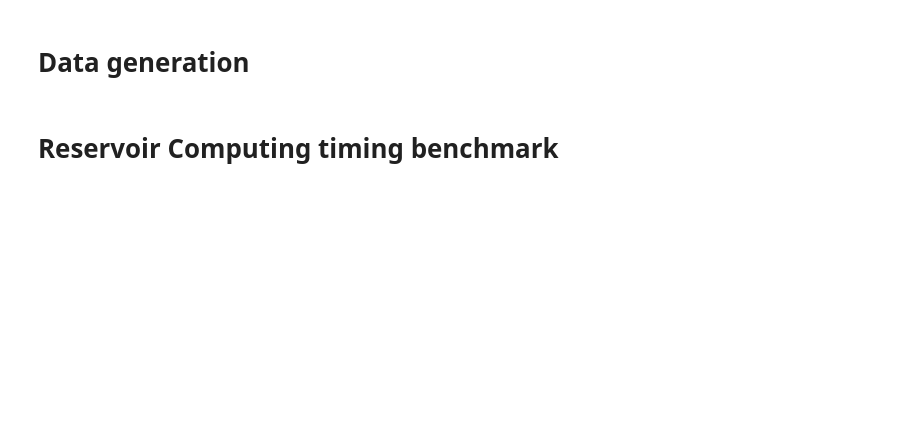
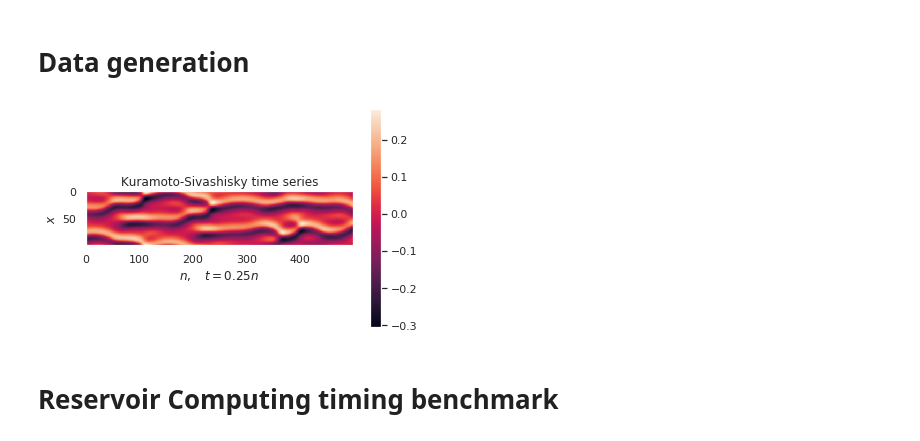
Before and after one commit to rubenohana/Reservoir-computing-kernels, a Jupyter notebook: timing_benchmark.ipynb, the cells around one changed output. Drawn from its saved outputs; the diff is of its cells as text; code cells hidden in the pictures; blank space fills up the shorter version.

```diff
--- a/timing_benchmark.ipynb
+++ b/timing_benchmark.ipynb
@@ -28,25 +29,27 @@ L = 22 / (2 * np.pi)  # length
 N = 100  # space discretization step
 dt = 0.25  # time discretization step
 N_train = 10000
-N_test = 5000
+N_test = 10000
 N_init = 1000  # remove the initial points
-tend = (N_train + N_test + N_init) * dt
+tend = (N_train + N_test) * dt + N_init
 
 dns = kuramoto.KS(L=L, N=N, dt=dt, tend=tend)
 dns.simulate()
-u = dns.uu[ninittransients:] / np.sqrt(N)
-[u_train, u_test, _] = np.split(u, [N_data_train, N_data_train+N_data_test], axis=0)
+u = dns.uu[N_init:] / np.sqrt(N)
+[u_train, u_test, _] = np.split(u, [N_train, N_train+N_test], axis=0)
 # %%
-N_plot = 1000
+N_plot = 500
 u_plot = u[:N_plot,:]
 
 plt.figure()
-plt.imshow(u.T)
+plt.imshow(u_plot.T)
 plt.colorbar()
 plt.grid(b=None)
 plt.xlabel(r"$n, \quad t={:}n$".format(dt))
 plt.ylabel(r"$x$")
-plt.title("Kuramoto-Sivashisky time series")
+plt.title("Kuramoto-Sivashisky time series");
+# %% [output]
+[figure, added]
 # %% [markdown]
 # Reservoir Computing timing benchmark
 # %%
```
Also changed, not shown: parts of 4 cells of this notebook, 3 other files.
